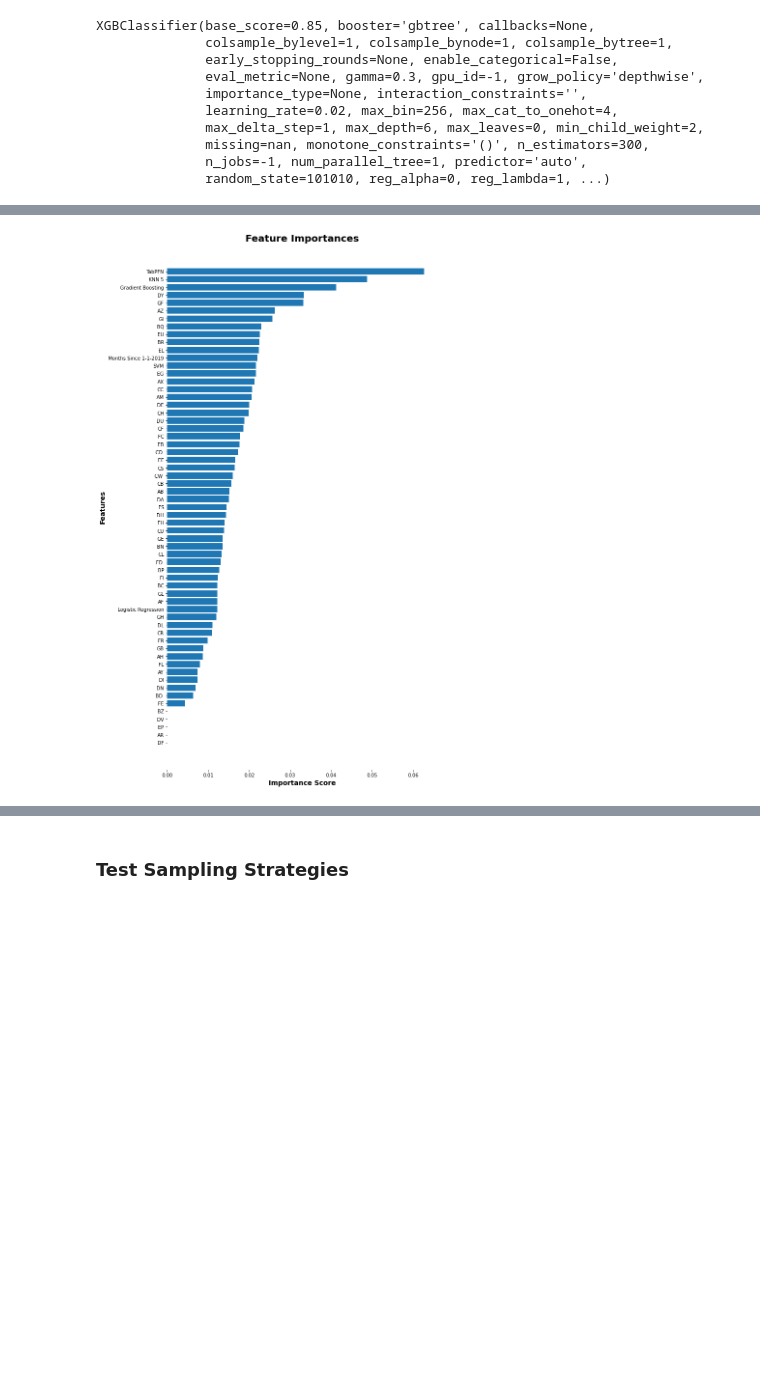
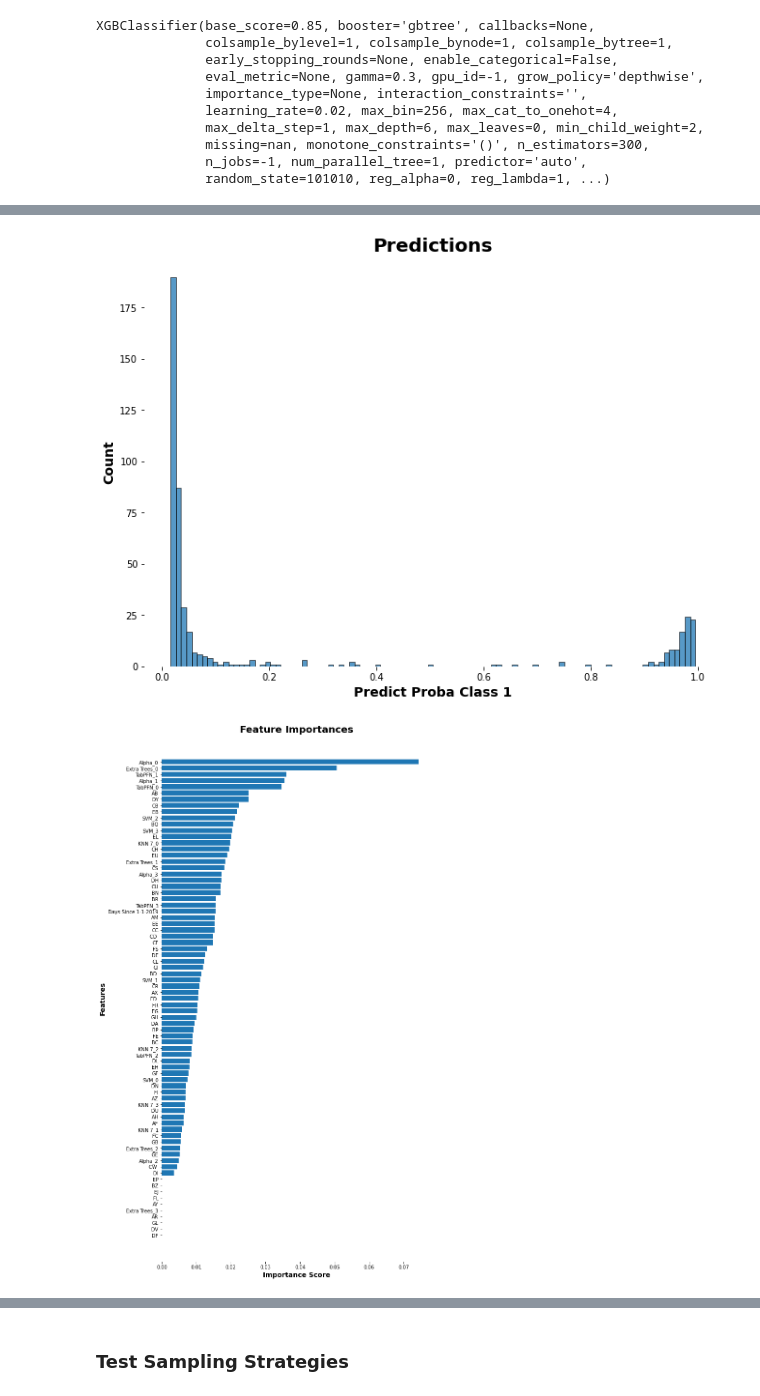
Before and after one commit to ClayGendron/icr-identify-age-related-conditions-kaggle, a Jupyter notebook: icr_modeling.ipynb, the cells around one changed output, grey strips where cells are left out. Saved outputs shown, nothing was run; the diff lists cells and outputs as text; code cells hidden in the pictures; blank space fills up the shorter version.

Commit message:
Updated Models

```diff
--- a/icr_modeling.ipynb
+++ b/icr_modeling.ipynb
@@ -171,2 +228,6 @@ X_train = pd.concat([X_train, model_prediction_features_df], axis = 1)
+# %%
+X_train = pd.concat([X_train, model_prediction_features_df], axis = 1)
+for pred_class in y_train_alpha:
+    X_train['Alpha_' + str(pred_class)] = (X_train['TabPFN_' + str(pred_class)] + X_train['Extra Trees_' + str(pred_class)]) / 2
 # %%
 print('Shape of X:', X_train.shape)
@@ -182,5 +243,19 @@ Shape of y: (473,)
 # %%
 def competition_log_loss(y_true, y_pred):
+    """
+        Computes the competition log loss.
+
+        This function computes the log loss for a binary classification problem,
+        but it averages the log loss for each class separately and then takes their mean.
+        It is used when we want to give equal attention to both classes.
+
+        Parameters:
+        y_true (np.array): True labels.
+        y_pred (np.array): Predicted probabilities.
+
+        Returns:
+        float: The competition log loss.
+    """
     # calculate the predictin probability, clip it to avoid log(0) and calculate the log loss
     proba_1 = np.clip(y_pred, 1e-15, 1 - 1e-15)
     proba_0 = 1 - proba_1
@@ -205,21 +280,21 @@ xgb = XGBClassifier(random_state = random_seed)
 
 parameters = {
     'booster': ['gbtree'],
-    'n_jobs': [-1],
     'learning_rate': [0.02],
     'n_estimators': [300],
-    'base_score': [0.85],
+    'max_depth': [6],
     'gamma': [0.3],
-    'max_depth': [6],
     'min_child_weight': [2],
     'max_delta_step': [1],
-    'subsample': [0.7]
+    'subsample': [0.7],
+    'base_score': [0.85],
+    'n_jobs': [-1]
 }
 
 grid_obj = GridSearchCV(xgb, parameters, scoring = balanced_log_loss_scorer, cv = 5)
-grid_obj = grid_obj.fit(X_train, y_train)
+grid_obj = grid_obj.fit(X_train, y_train_class)
 xgb = grid_obj.best_estimator_
-xgb.fit(X_train, y_train)
+xgb.fit(X_train, y_train_class)
 # %% [output]
 XGBClassifier(base_score=0.85, booster='gbtree', callbacks=None,
               colsample_bylevel=1, colsample_bynode=1, colsample_bytree=1,
@@ -242,13 +315,26 @@ Balanced Log Loss: 0.2372
 # %%
+# plot histogram of y_train_pred
+y_train_pred = xgb.predict_proba(X_train)[:,1]
+
+plt.figure(figsize = (11, 8))
+plt.title('Predictions', fontdict = font_dict_header)
+sns.histplot(y_train_pred, bins = 100, kde = False)
+plt.box(False)
+plt.xlabel('Predict Proba Class 1', fontdict = font_dict_axistitle)
+plt.ylabel('Count', fontdict = font_dict_axistitle)
+plt.box(False)
+plt.show()
+
 # plot feature importances
 importances = pd.Series(xgb.feature_importances_, index = X_train.columns).sort_values(ascending = True)
 
 plt.figure(figsize = (10, 20))
 plt.title('Feature Importances', fontdict = font_dict_header)
 plt.box(False)
 plt.barh(importances.index, importances.values)
 plt.xlabel('Importance Score', fontdict = font_dict_axistitle)
 plt.ylabel('Features', fontdict = font_dict_axistitle)
 plt.show()
 # %% [output]
-[figure, old version]
+[figure, new version]
+[figure, added]
```
Also changed, not shown: parts of 28 cells of this notebook, 8 other files.
